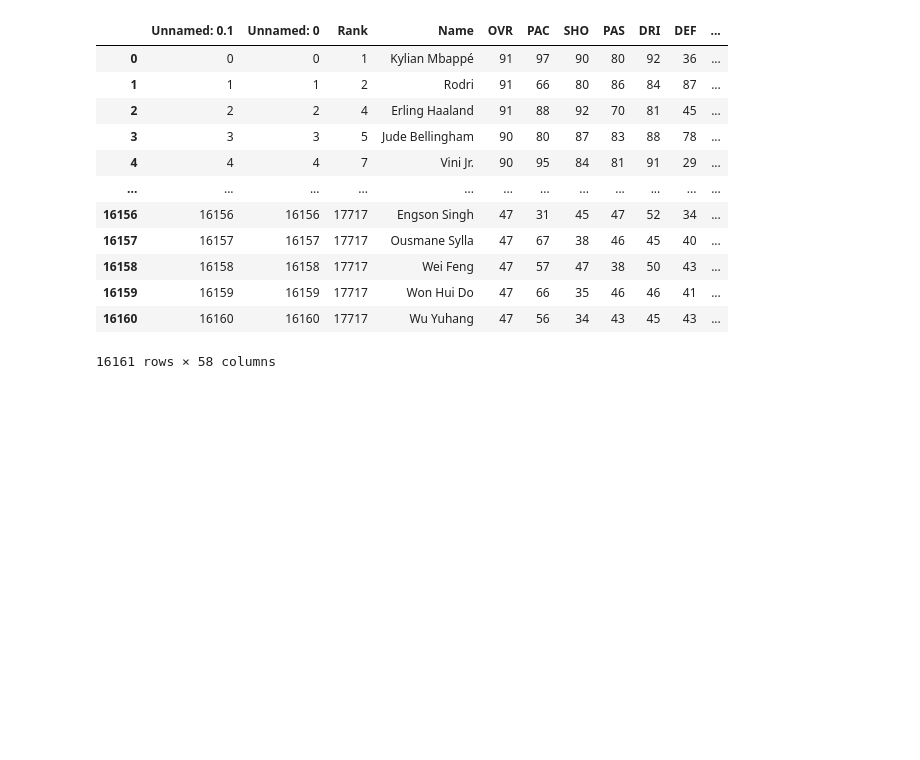
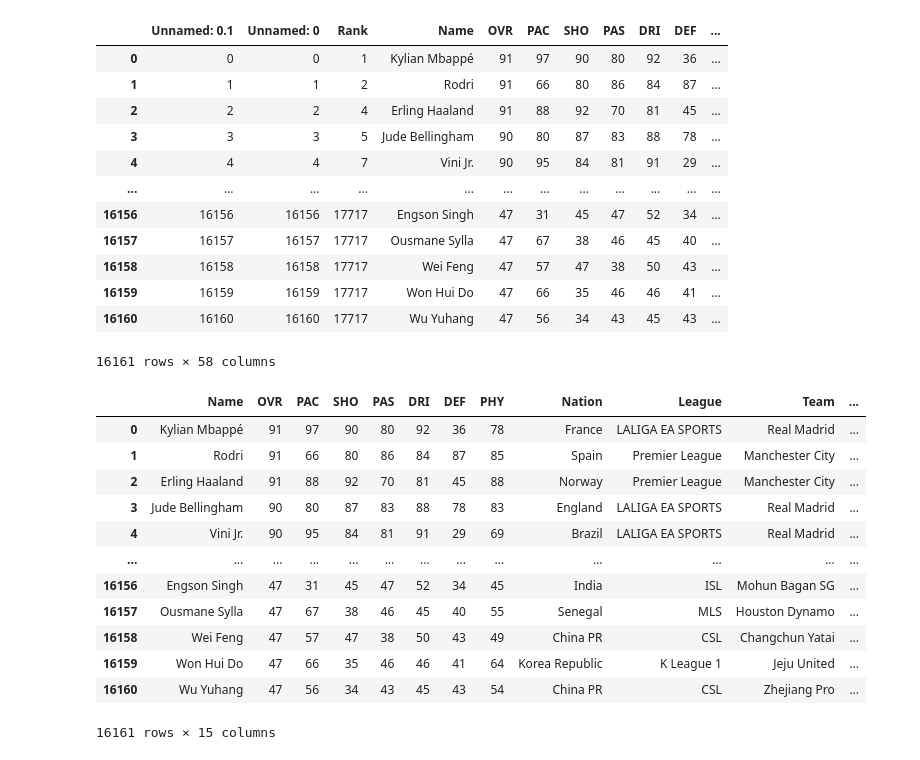
Before and after one commit to jakethomas03/Soccer-Player-Statistics-and-their-FC25-Ratings, a Jupyter notebook: code/notebooks/01_FC25_import_cleaning.ipynb, the cells around one changed output. Cells and saved outputs as stored; diff of their text form; code cells hidden in the pictures; blank space fills up the shorter version.

Commit message:
Finished project

```diff
--- a/code/notebooks/00?_FC25_import.ipynb
+++ b/code/notebooks/01_FC25_import_cleaning.ipynb
@@ -8,7 +8,7 @@
 # import libraries
 import pandas as pd
 # %%
-fc25_df = pd.read_csv("/Users/Jake/Documents/GitHub/Data-Wrangling-Project/data/raw/FC25 Dataset/male_players.csv")
+fc25_df = pd.read_csv("/Users/Jake/Documents/GitHub/Data-Wrangling-Project/data/raw/FC25 Dataset/male_players.csv", encoding="utf-8")
 display(fc25_df)
 # %% [output]
 |  | Unnamed: 0.1 | Unnamed: 0 | Rank | Name | OVR | PAC | SHO | PAS | DRI | DEF | ... |
@@ -24,3 +24,21 @@ display(fc25_df)
 | 16159 | 16159 | 16159 | 17717 | Won Hui Do | 47 | 66 | 35 | 46 | 46 | 41 | ... |
 | 16160 | 16160 | 16160 | 17717 | Wu Yuhang | 47 | 56 | 34 | 43 | 45 | 43 | ... |
 16161 rows × 58 columns
+# %%
+# Remove unnecessary columns
+new_df = fc25_df.loc[:, ["Name", "OVR", "PAC", "SHO", "PAS", "DRI", "DEF", "PHY", "Nation", "League", "Team", "Age", "Height", "Weight", "Position"]]
+display(new_df)
+# %% [output]
+|  | Name | OVR | PAC | SHO | PAS | DRI | DEF | PHY | Nation | League | Team | ... |
+| 0 | Kylian Mbappé | 91 | 97 | 90 | 80 | 92 | 36 | 78 | France | LALIGA EA SPORTS | Real Madrid | ... |
+| 1 | Rodri | 91 | 66 | 80 | 86 | 84 | 87 | 85 | Spain | Premier League | Manchester City | ... |
+| 2 | Erling Haaland | 91 | 88 | 92 | 70 | 81 | 45 | 88 | Norway | Premier League | Manchester City | ... |
+| 3 | Jude Bellingham | 90 | 80 | 87 | 83 | 88 | 78 | 83 | England | LALIGA EA SPORTS | Real Madrid | ... |
+| 4 | Vini Jr. | 90 | 95 | 84 | 81 | 91 | 29 | 69 | Brazil | LALIGA EA SPORTS | Real Madrid | ... |
+| ... | ... | ... | ... | ... | ... | ... | ... | ... | ... | ... | ... | ... |
+| 16156 | Engson Singh | 47 | 31 | 45 | 47 | 52 | 34 | 45 | India | ISL | Mohun Bagan SG | ... |
+| 16157 | Ousmane Sylla | 47 | 67 | 38 | 46 | 45 | 40 | 55 | Senegal | MLS | Houston Dynamo | ... |
+| 16158 | Wei Feng | 47 | 57 | 47 | 38 | 50 | 43 | 49 | China PR | CSL | Changchun Yatai | ... |
+| 16159 | Won Hui Do | 47 | 66 | 35 | 46 | 46 | 41 | 64 | Korea Republic | K League 1 | Jeju United | ... |
+| 16160 | Wu Yuhang | 47 | 56 | 34 | 43 | 45 | 43 | 54 | China PR | CSL | Zhejiang Pro | ... |
+16161 rows × 15 columns
```
Also changed, not shown: parts of 3 cells of this notebook, 13 other files.
